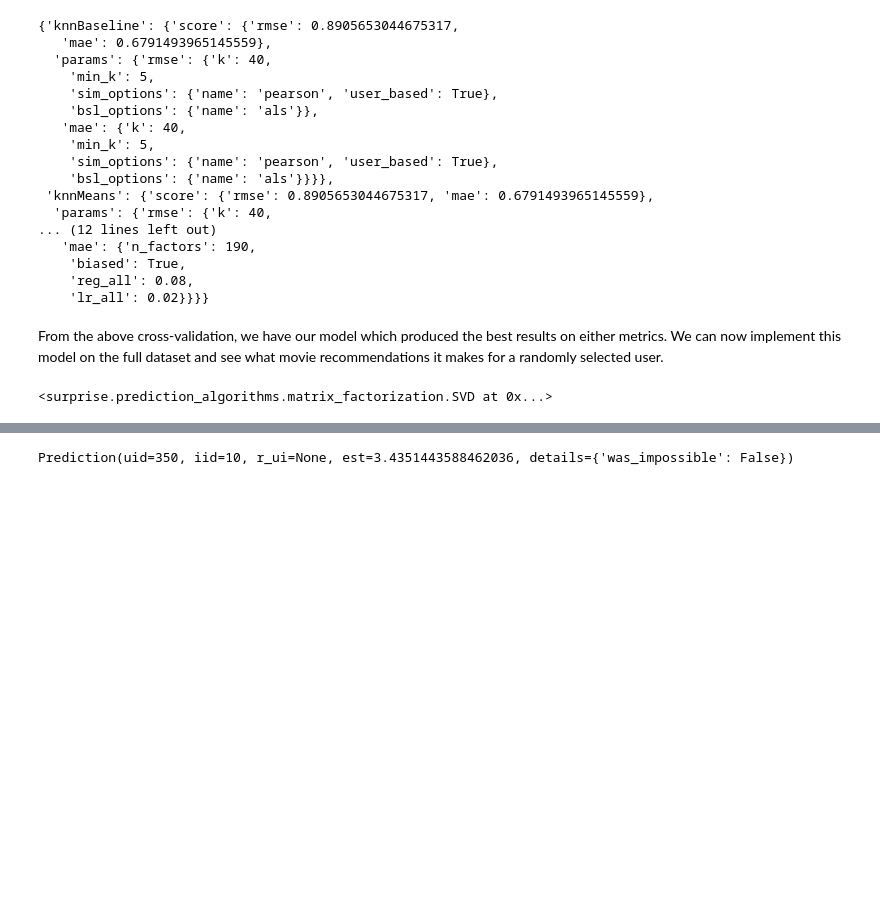
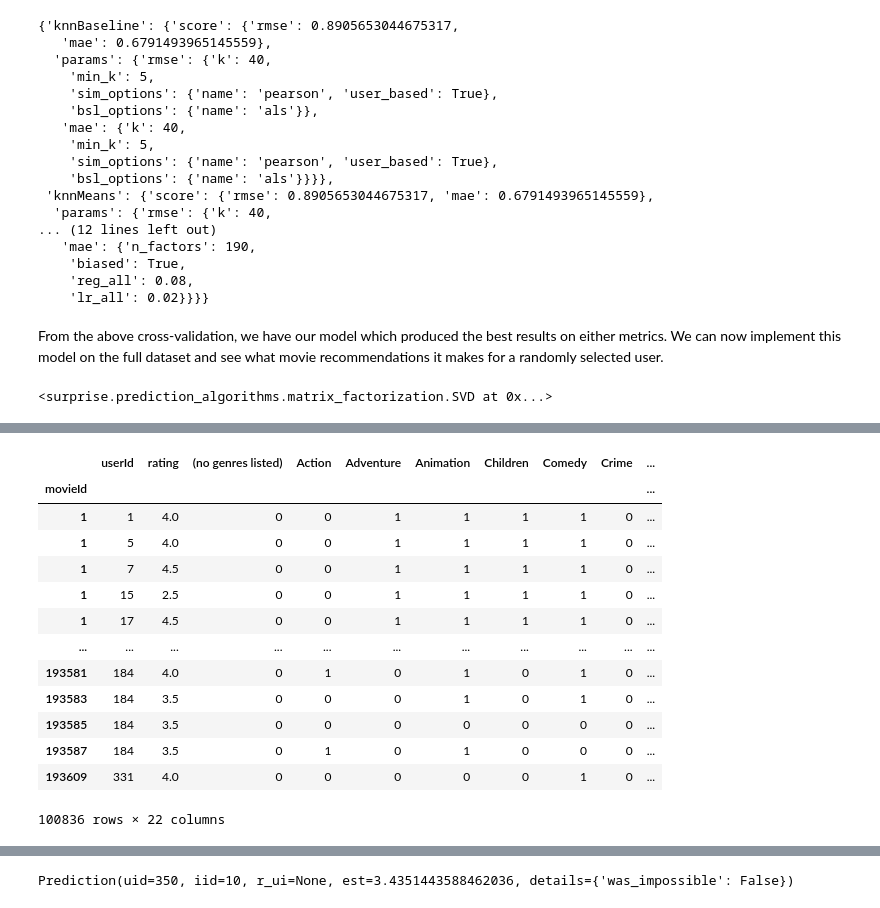
Before and after one commit to adobronyi/predicting_movie_recommendations, a Jupyter notebook: student_v1.ipynb, the cells around one changed output, grey strips where cells are left out. Cells and saved outputs as stored; diff of their text form; code cells hidden in the pictures; blank space fills up the shorter version.

```diff
--- a/student_v1.ipynb
+++ b/student_v1.ipynb
@@ -607,0 +607,5 @@ ranked_movies
+# %%
+# create a matrix of genres by movie
+df_genres = pd.get_dummies(df_movies['genres'].str.split('|').apply(pd.Series).stack()).groupby(level=0).sum()
+df_genres['movieId'] = df_movies['movieId']
+df_genres = df_genres.set_index('movieId')
@@ -607,0 +629,19 @@ ranked_movies
+# %%
+# append genre matrix to ratings matrix to see genre corresponding to each rating
+df_ratings_genres = df_ratings.set_index('movieId').join(df_genres)
+df_ratings_genres
+# %% [output]
+|  | userId | rating | (no genres listed) | Action | Adventure | Animation | Children | Comedy | Crime | ... |
+| movieId |  |  |  |  |  |  |  |  |  | ... |
+| 1 | 1 | 4.0 | 0 | 0 | 1 | 1 | 1 | 1 | 0 | ... |
+| 1 | 5 | 4.0 | 0 | 0 | 1 | 1 | 1 | 1 | 0 | ... |
+| 1 | 7 | 4.5 | 0 | 0 | 1 | 1 | 1 | 1 | 0 | ... |
+| 1 | 15 | 2.5 | 0 | 0 | 1 | 1 | 1 | 1 | 0 | ... |
+| 1 | 17 | 4.5 | 0 | 0 | 1 | 1 | 1 | 1 | 0 | ... |
+| ... | ... | ... | ... | ... | ... | ... | ... | ... | ... | ... |
+| 193581 | 184 | 4.0 | 0 | 1 | 0 | 1 | 0 | 1 | 0 | ... |
+| 193583 | 184 | 3.5 | 0 | 0 | 0 | 1 | 0 | 1 | 0 | ... |
+| 193585 | 184 | 3.5 | 0 | 0 | 0 | 0 | 0 | 0 | 0 | ... |
+| 193587 | 184 | 3.5 | 0 | 1 | 0 | 1 | 0 | 0 | 0 | ... |
+| 193609 | 331 | 4.0 | 0 | 0 | 0 | 0 | 0 | 1 | 0 | ... |
+100836 rows × 22 columns
```
Also changed, not shown: parts of 71 cells of this notebook.
